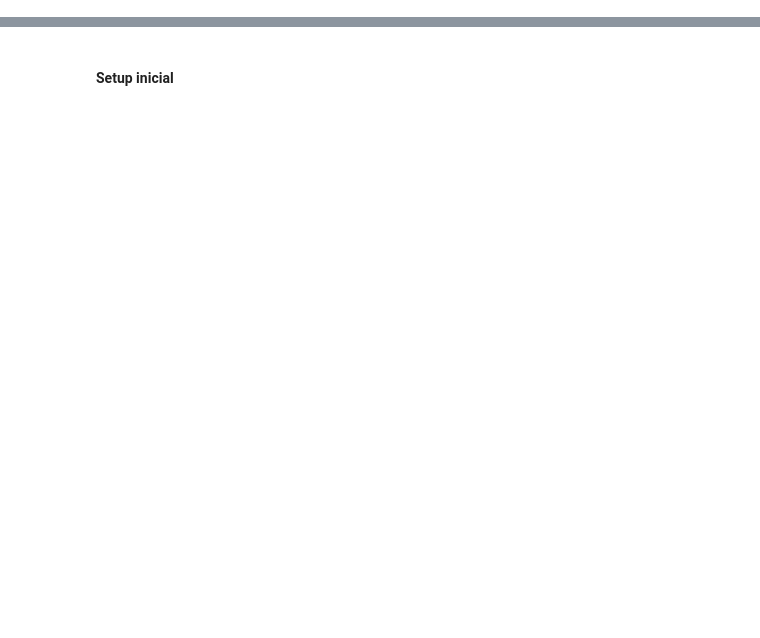
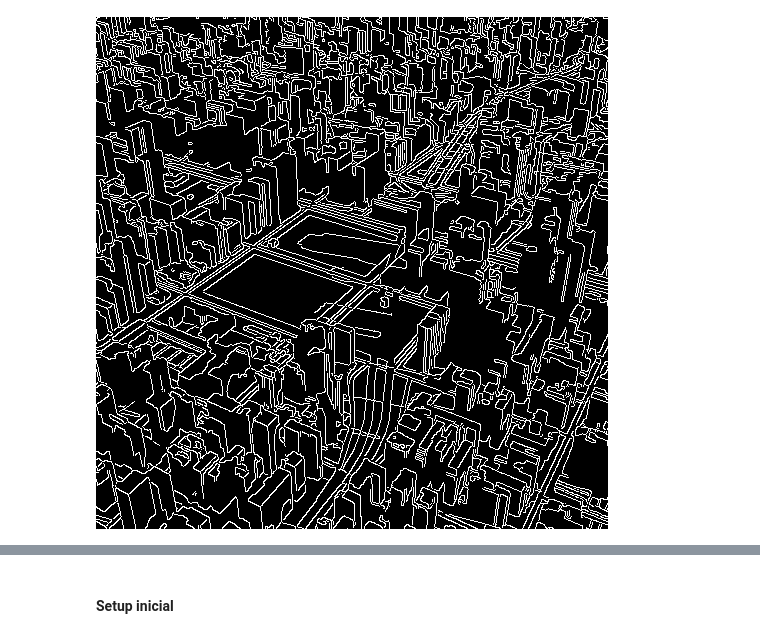
Before and after one commit to LRaupp/test-diffusers, a Jupyter notebook: test.ipynb, the cells around one changed output, grey strips where cells are left out. Saved outputs shown, nothing was run; the diff lists cells and outputs as text; code cells hidden in the pictures; blank space fills up the shorter version.

```diff
--- a/test.ipynb
+++ b/test.ipynb
@@ -0,0 +1,2 @@
+# %%
+image_path = "/content/test-diffusers/images/mapa_REALISTIC.png"
@@ -0,0 +58,14 @@
+# %%
+original_image = Image.open(image_path).convert("RGB")
+target_size = (512, 512)  # Desired dimensions for processing
+
+# Crop the image to the target size
+cropped_image = crop_image(original_image, target_size)
+
+# Generate control maps from the cropped image
+canny_map = process_canny_map(cropped_image)
+depth_map = process_depth_map(cropped_image)
+# %%
+canny_map
+# %% [output]
+[figure, added]
```
Also changed, not shown: parts of 7 cells of this notebook, 2 other files.
